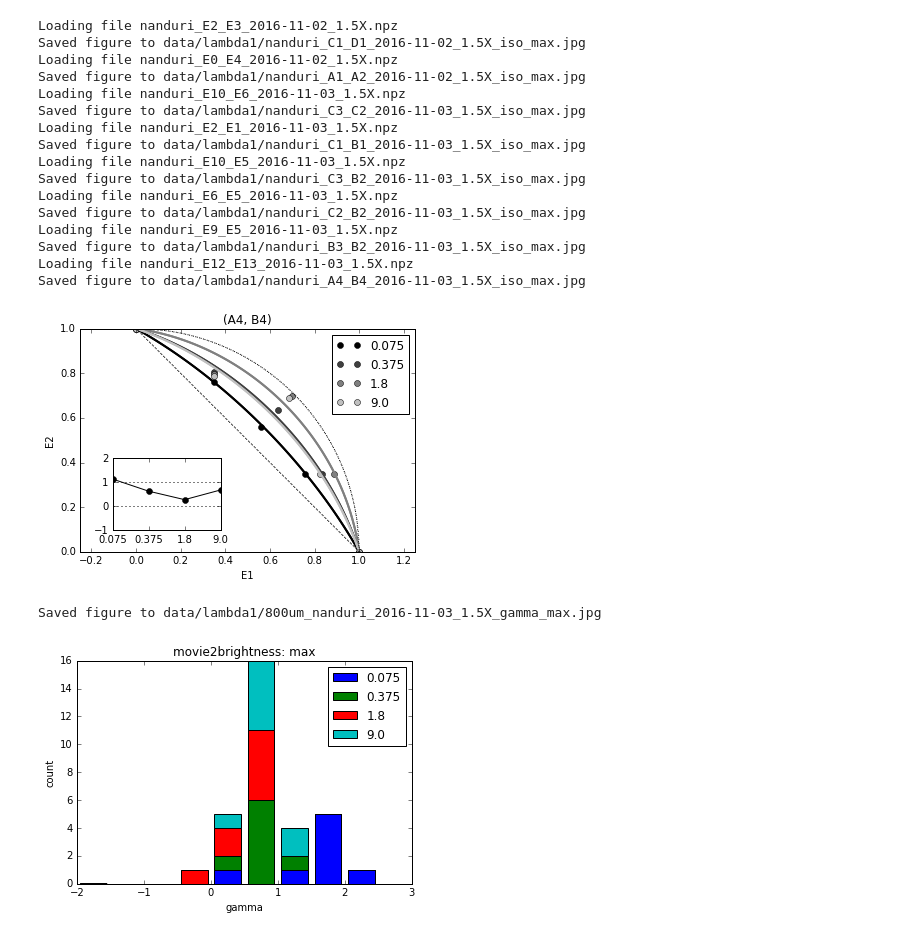
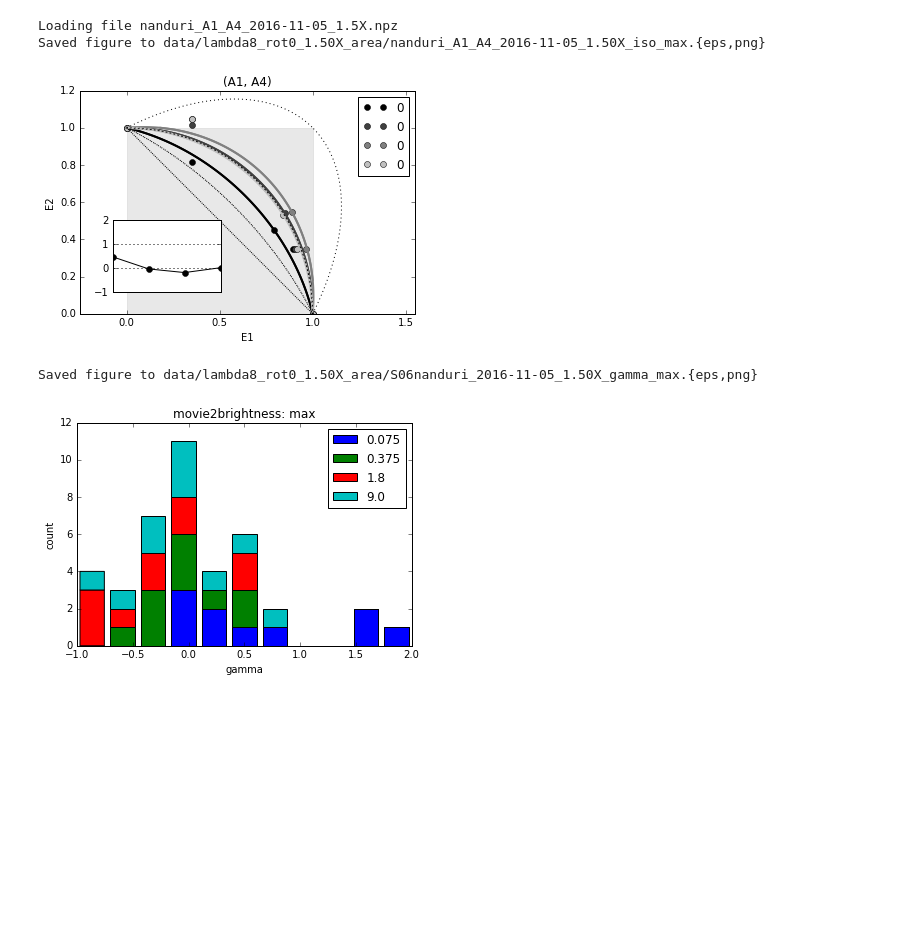
Before and after one commit to mbeyeler/pulse2percept, a Jupyter notebook: examples/notebooks/1.2-mb-exp-Horsager2011-analyze.ipynb, the cells around one changed output. Saved outputs shown, nothing was run; the diff lists cells and outputs as text; code cells hidden in the pictures; blank space fills up the shorter version.

```diff
--- a/examples/notebooks/1.2-mb-exp-Horsager2011-analyze.ipynb
+++ b/examples/notebooks/1.2-mb-exp-Horsager2011-analyze.ipynb
@@ -14,20 +14,24 @@ def find_file(datapath, startswith):
     # look for file in folder `datapath` that starts with `startswith`
     filename = ''
     for file in os.listdir(datapath):
-        if file.startswith(startswith):
+        if file.startswith(startswith) and file.endswith('.npz'):
             filename = file
 
     return filename
 # %%
 def fit_amps(x, y, match_y):
+    x = np.array(x)
+    y = np.array(y)
     # We are given a list of input values `x` and their corresponding output values
     # `y` = f(x). We want to find the `x` value for which f(x) = `match_y`.
 
     # Easiest way is to use interp1d as x = f(y)!
-    f = interp1d(y, x, fill_value='extrapolate')
-    return f(match_y)
+    f = interp1d(y.flatten(), x.flatten(), fill_value='extrapolate')
+    return np.asscalar(f(match_y))
 # %%
 def fit_gamma(x, y):
+    x = np.array(x)
+    y = np.array(y)
     # for all points (x,y), calculate r and compare to predicted
     best_err = np.inf
     best_gamma = 0
@@ -183,63 +214,61 @@ def plot_gamma(all_gamma, delay, mode, prefix='', save_fig=True):
 # {'max', 'softmax', 'mean'}
 mode = 'max'
 
-datapath = 'data/lambda1/'
+datapath = 'data/lambda8_rot0_1.50X_area/'
 prefix = 'nanduri'
 
 # all pairs that are 800um away
-idx_E1 = [2, 0, 10, 2, 10, 6, 9, 12]
-idx_E2 = [3, 4,  6, 1,  5, 5, 5, 13]
+# idx_E1  = [   2,   0,  10,   2,  10,  6,   9,   12]
+# name_E1 = ['C1','A1','C3','C1','C3','C2','B3','A4']
+# idx_E2  = [   3,   4,   6,   1,   5,  5,   5,   13]
+# name_E2 = ['D1','A2','C2','B1','B2','B2','B2','B4']
+
+
+# all S06
+idx_E1  = [   9,  10,   0,   5,   9,   2,   0,  12,   6,   0,  4 ]
+name_E1 = ['B3','C3','A1','B2','B3','C1','A1','A4','C2','A1','A2']
+idx_E2  = [   1,   5,   4,  13,   5,   1,   2,  13,   5,   4,  6 ]
+name_E2 = ['B1','B2','A4','B4','B2','B1','C1','B4','B2','A2','C2']
+
+name_E1 = ['A1']
+name_E2 = ['A4']
 
 all_amp1 = []
 all_amp2 = []
 all_gamma = []
-for E1, E2 in zip(idx_E1, idx_E2):
+for E1, E2 in zip(name_E1, name_E2):
     # Load data from file, auto-complete file name
-    filestr = '%s_E%d_E%d_' % (prefix, E1, E2)
+    filestr = '%s_%s_%s_' % (prefix, E1, E2)
     filename = find_file(datapath, filestr)
 
     if filename == '':
-        print('Could not locate file ' + datapath + filestr + ', skip')
+        print('Could not locate file "' + datapath + filestr + '*", skip')
         continue
     else:
         print('Loading file ' + filename)
 
     exp_data = np.load(datapath + filename)
     data = exp_data['data'][()]
     exp_params = exp_data['exp_params'][()]
 
     # calculate isobrightness curve
     amp1, amp2, gamma = get_isobrightness(data, exp_params, mode=mode)
     all_amp1.append(amp1)
     all_amp2.append(amp2)
     all_gamma.append(gamma)
 
     # find delays from file specs
     delay = np.unique(data['cond3']['delay'])
-    plot_isobrightness(amp1, amp2, gamma, delay, exp_params)
+    plot_isobrightness(amp1, amp2, gamma, delay, exp_params, save_dir=datapath)
 # %% [output]
-Loading file nanduri_E2_E3_2016-11-02_1.5X.npz
-Saved figure to data/lambda1/nanduri_C1_D1_2016-11-02_1.5X_iso_max.jpg
-Loading file nanduri_E0_E4_2016-11-02_1.5X.npz
-Saved figure to data/lambda1/nanduri_A1_A2_2016-11-02_1.5X_iso_max.jpg
-Loading file nanduri_E10_E6_2016-11-03_1.5X.npz
-Saved figure to data/lambda1/nanduri_C3_C2_2016-11-03_1.5X_iso_max.jpg
-Loading file nanduri_E2_E1_2016-11-03_1.5X.npz
-Saved figure to data/lambda1/nanduri_C1_B1_2016-11-03_1.5X_iso_max.jpg
-Loading file nanduri_E10_E5_2016-11-03_1.5X.npz
-Saved figure to data/lambda1/nanduri_C3_B2_2016-11-03_1.5X_iso_max.jpg
-Loading file nanduri_E6_E5_2016-11-03_1.5X.npz
-Saved figure to data/lambda1/nanduri_C2_B2_2016-11-03_1.5X_iso_max.jpg
-Loading file nanduri_E9_E5_2016-11-03_1.5X.npz
-Saved figure to data/lambda1/nanduri_B3_B2_2016-11-03_1.5X_iso_max.jpg
-Loading file nanduri_E12_E13_2016-11-03_1.5X.npz
-Saved figure to data/lambda1/nanduri_A4_B4_2016-11-03_1.5X_iso_max.jpg
+Loading file nanduri_A1_A4_2016-11-05_1.5X.npz
+Saved figure to data/lambda8_rot0_1.50X_area/nanduri_A1_A4_2016-11-05_1.50X_iso_max.{eps,png}
-[figure, old version]
+[figure, new version]
 # %%
-plot_gamma(all_gamma, delay, mode, prefix='800um_')
+plot_gamma(all_gamma, delay, mode, prefix='S06', save_dir=datapath)
 # %% [output]
-Saved figure to data/lambda1/800um_nanduri_2016-11-03_1.5X_gamma_max.jpg
+Saved figure to data/lambda8_rot0_1.50X_area/S06nanduri_2016-11-05_1.50X_gamma_max.{eps,png}
-[figure, old version]
+[figure, new version]
 # %%
 # how to get brightness from pulse train
 # {'max', 'softmax', 'mean'}
```
Also changed, not shown: parts of 5 cells of this notebook, 4 other files.
